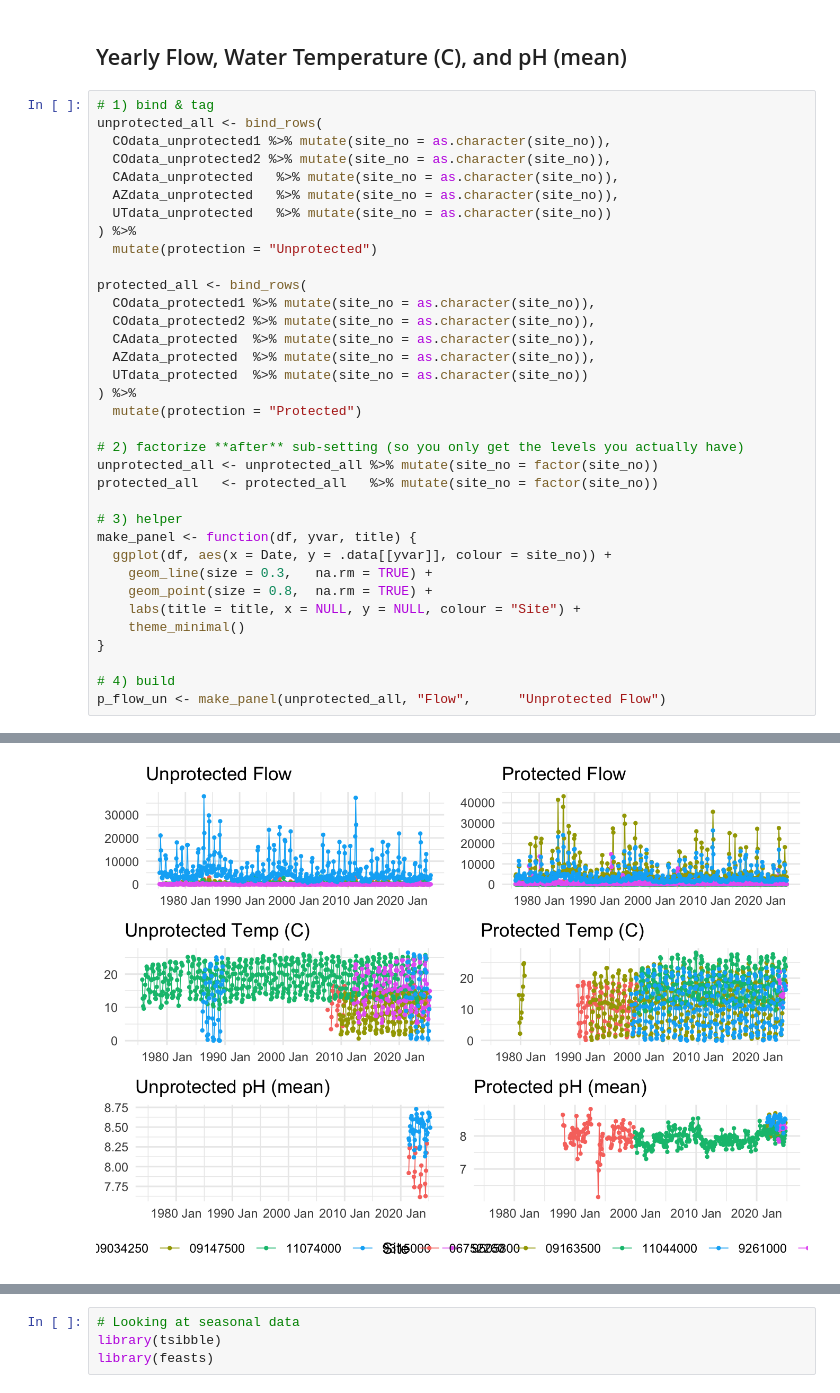
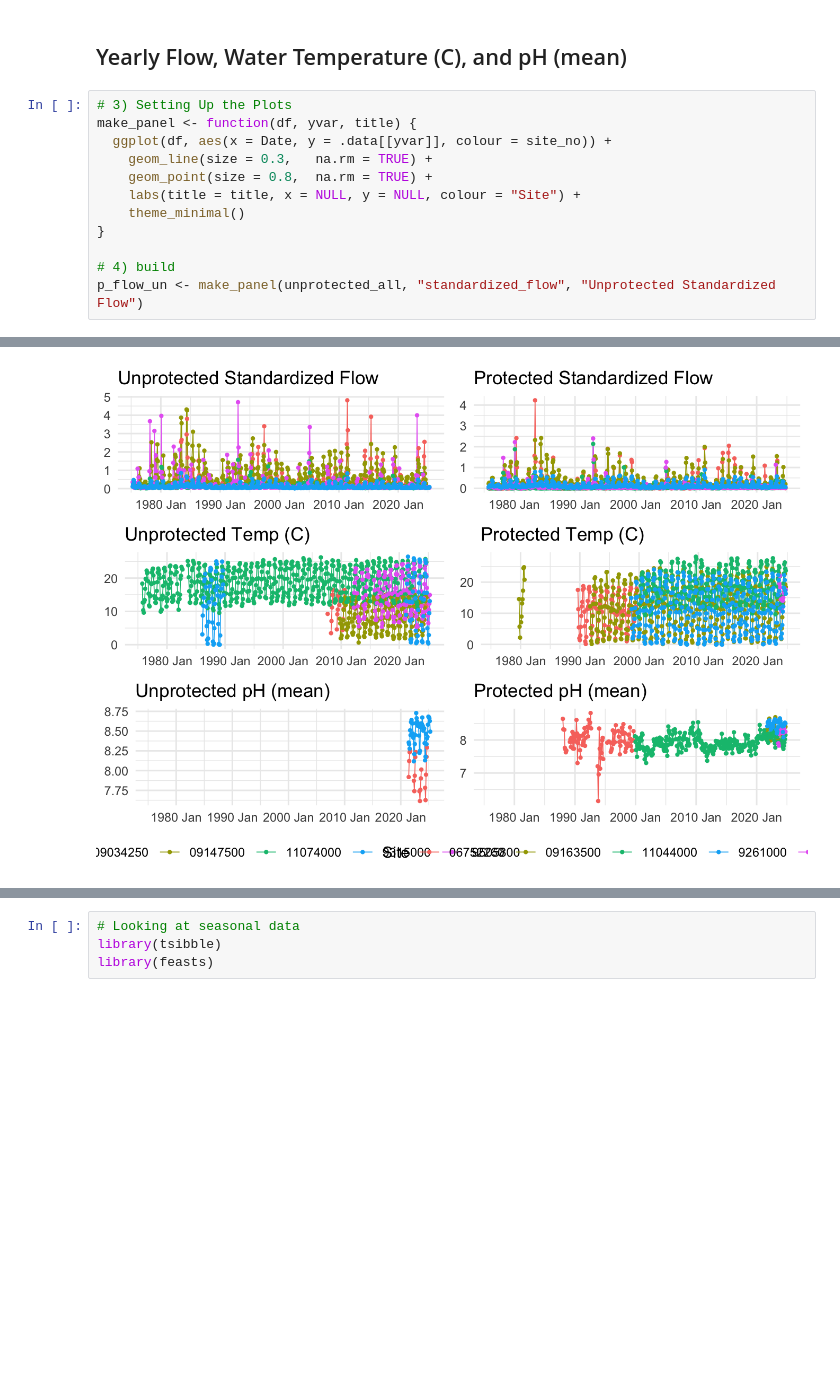
Before and after one commit to snauman4/ESS330_FinalProject, a Jupyter notebook: docs/index.embed.ipynb, the cells around one changed output, grey strips where cells are left out. Drawn from its saved outputs; the diff is of its cells as text; blank space fills up the shorter version.

```diff
--- a/docs/index.embed.ipynb
+++ b/docs/index.embed.ipynb
@@ -272,30 +200,7 @@ head(COdata_protected1)
 # %% [markdown]
 ## Yearly Flow, Water Temperature (C), and pH (mean)
 # %%
-# 1) bind & tag
-unprotected_all <- bind_rows(
-  COdata_unprotected1 %>% mutate(site_no = as.character(site_no)),
-  COdata_unprotected2 %>% mutate(site_no = as.character(site_no)),
-  CAdata_unprotected   %>% mutate(site_no = as.character(site_no)),
-  AZdata_unprotected   %>% mutate(site_no = as.character(site_no)),
-  UTdata_unprotected   %>% mutate(site_no = as.character(site_no))
-) %>%
-  mutate(protection = "Unprotected")
-
-protected_all <- bind_rows(
-  COdata_protected1 %>% mutate(site_no = as.character(site_no)),
-  COdata_protected2 %>% mutate(site_no = as.character(site_no)),
-  CAdata_protected  %>% mutate(site_no = as.character(site_no)),
-  AZdata_protected  %>% mutate(site_no = as.character(site_no)),
-  UTdata_protected  %>% mutate(site_no = as.character(site_no))
-) %>%
-  mutate(protection = "Protected")
-
-# 2) factorize **after** sub‐setting (so you only get the levels you actually have)
-unprotected_all <- unprotected_all %>% mutate(site_no = factor(site_no))
-protected_all   <- protected_all   %>% mutate(site_no = factor(site_no))
-
-# 3) helper
+# 3) Setting Up the Plots
 make_panel <- function(df, yvar, title) {
   ggplot(df, aes(x = Date, y = .data[[yvar]], colour = site_no)) +
     geom_line(size = 0.3,   na.rm = TRUE) +
@@ -305,7 +210,7 @@ make_panel <- function(df, yvar, title) {
 }
 
 # 4) build
-p_flow_un <- make_panel(unprotected_all, "Flow",      "Unprotected Flow")
+p_flow_un <- make_panel(unprotected_all, "standardized_flow", "Unprotected Standardized Flow")
 # %% [output]
 Warning: Using `size` aesthetic for lines was deprecated in ggplot2 3.4.0.
 ℹ Please use `linewidth` instead.
@@ -318,2 +217,2 @@ Warning: Using `size` aesthetic for lines was deprecated in ggplot2 3.4.0.
-[figure, old version]
+[figure, new version]
 # %% [markdown]
```
Also changed, not shown: parts of 18 cells of this notebook, 18 other files.
